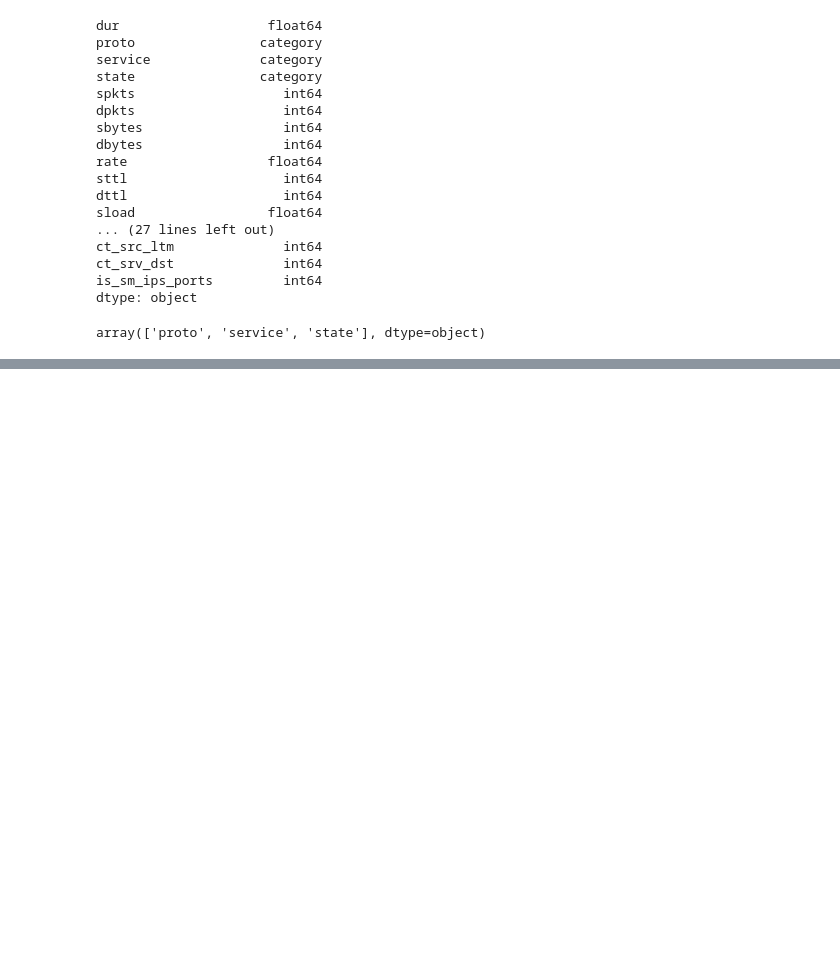
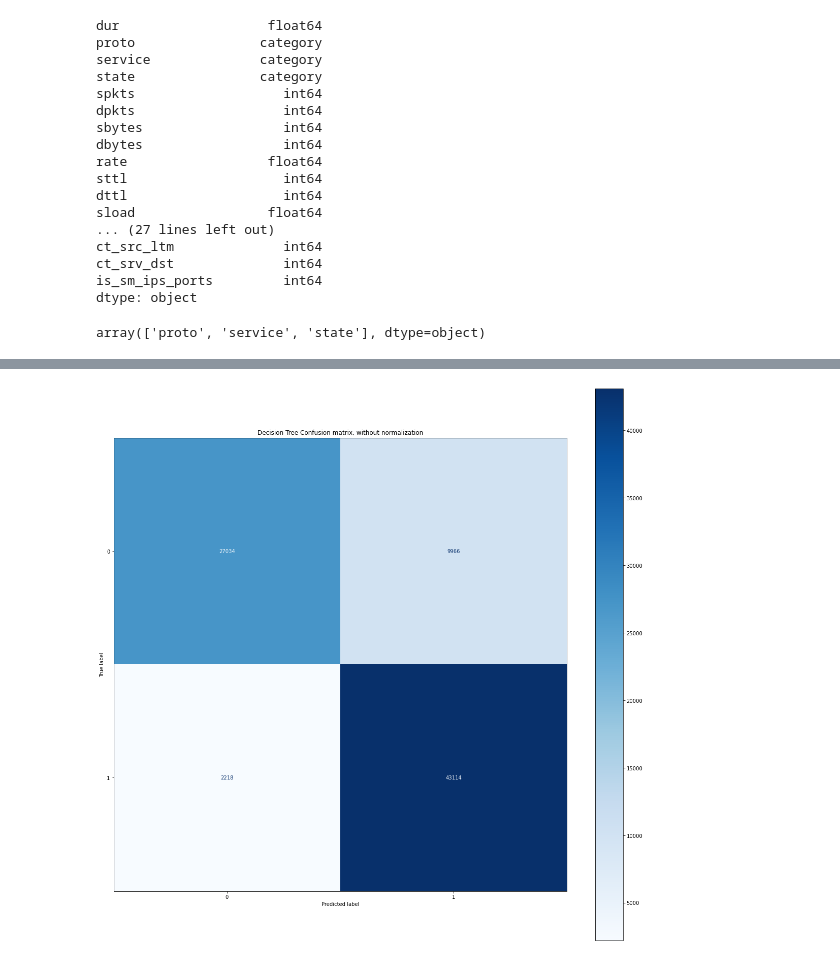
Before and after one commit to valinkrai/csc-723-contest-1, a Jupyter notebook: jmixon-contest-explore-v2.ipynb, the cells around one changed output, grey strips where cells are left out. Cells and saved outputs as stored; diff of their text form; code cells hidden in the pictures; blank space fills up the shorter version.

```diff
--- a/jmixon-contest-explore-v2.ipynb
+++ b/jmixon-contest-explore-v2.ipynb
@@ -145,7 +145,7 @@ print("SVC model test score: %.3f" % svc_pl.score(X_t, y_t))
 # Append classifier to preprocessing pipeline.
 # Now we have a full prediction pipeline.
 dtc_pl = Pipeline(
-    steps=[("preprocessor", preprocessor), ("classifier", DTC())]
+    steps=[("preprocessor", preprocessor), ("classifier", DTC(random_state = 0, ccp_alpha = .000679))] #accuracy on test data drops dramatically at .0007, .0003 gives .832, 0004 gives .862
 )
 
 X_train, X_test, y_train, y_test = train_test_split(X, y, test_size=0.2, random_state=0)
@@ -174,0 +190,12 @@ Stochastic Gradient Descent model test score: 0.786
+# %%
+from sklearn.metrics import confusion_matrix, ConfusionMatrixDisplay
+import matplotlib.pyplot as plt
+
+prediction = dtc_pl.predict(X_t)
+fig, ax = plt.subplots(figsize=(20, 20))
+
+disp = ConfusionMatrixDisplay.from_predictions(y_t, prediction, cmap=plt.cm.Blues, display_labels=dtc_pl.classes_, ax = ax)
+disp.ax_.set_title('Decision Tree Confusion matrix, without normalization')
+plt.show()
+# %% [output]
+[figure, added]
```
Also changed, not shown: parts of 9 cells of this notebook.
